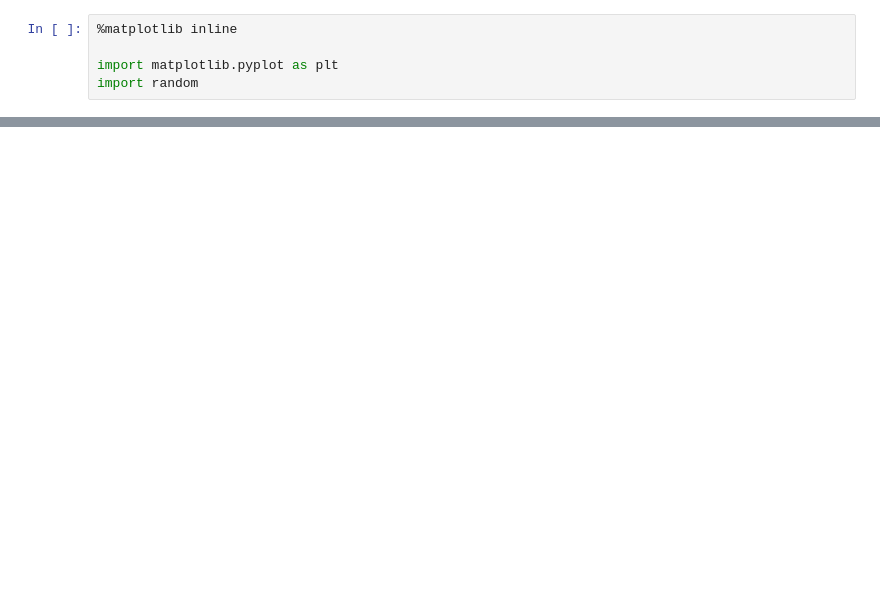
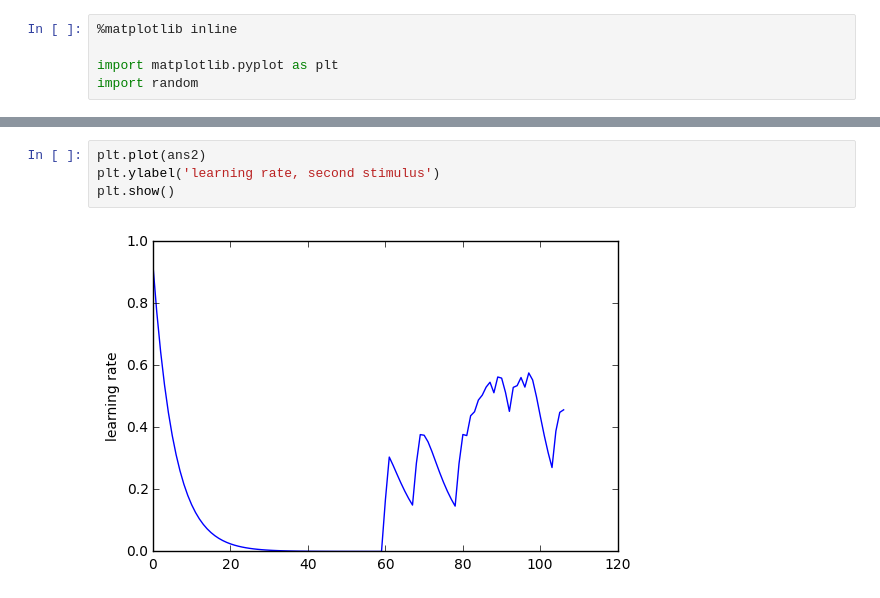
Before and after one commit to jackdent/psy-1401-projects, a Jupyter notebook: mini-2/q1.ipynb, the cells around one changed output, grey strips where cells are left out. Cells and saved outputs as stored; diff of their text form; blank space fills up the shorter version.

```diff
--- a/mini-2/q1.ipynb
+++ b/mini-2/q1.ipynb
@@ -50,3 +114,9 @@ plt.show()
+# %%
+plt.plot(ans2)
+plt.ylabel('learning rate, second stimulus')
+plt.show()
+# %% [output]
+[figure, added]
 # %%
 plt.plot(f1_vns)
 plt.show()
```
Also changed, not shown: parts of 6 cells of this notebook, 3 other files.
